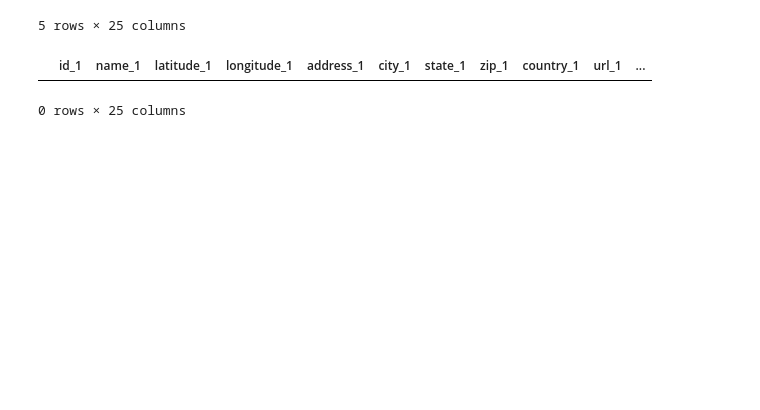
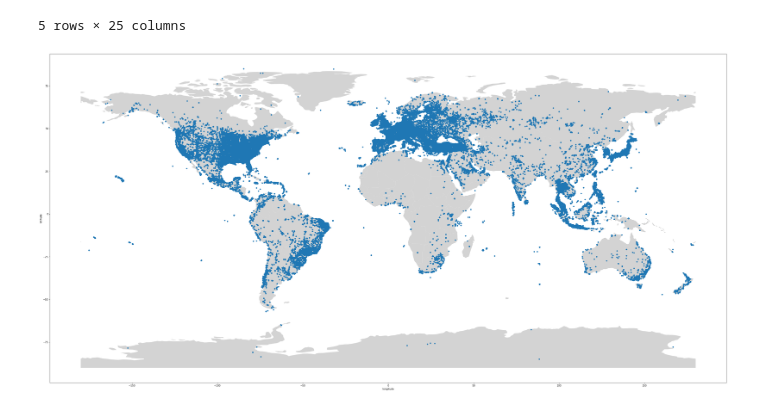
Before and after one commit to ParalogyX/Foursquare_Location_Matching, a Jupyter notebook: first_notebook.ipynb, the cells around one changed output. Drawn from its saved outputs; the diff is of its cells as text; code cells hidden in the pictures; blank space fills up the shorter version.

Commit message:
Geographical data visualized

```diff
--- a/first_notebook.ipynb
+++ b/first_notebook.ipynb
@@ -318,8 +322,19 @@ df_pairs[is_in_list].head()
 | 264693 | E_74ba66c8496334 | Soekarno-Hatta International Airp... | -6.125748 | 106.656475 | Jalan Raya Bandara | Tangerang | Banten | 15126 | ID | http://soekarnohatta-airport.co.id | ... |
 | 264694 | E_74ba66c8496334 | Soekarno-Hatta International Airp... | -6.125748 | 106.656475 | Jalan Raya Bandara | Tangerang | Banten | 15126 | ID | http://soekarnohatta-airport.co.id | ... |
 5 rows × 25 columns
-# %%
-df_pairs.loc[(df_pairs['id_1'] == 'E_3cfcdf84257fd2') & (df_pairs['id_2'] == 'E_9f1603ea1e92bb')]
-# %% [output]
-|  | id_1 | name_1 | latitude_1 | longitude_1 | address_1 | city_1 | state_1 | zip_1 | country_1 | url_1 | ... |
-0 rows × 25 columns
+# %%
+# Plot entries on map
+
+import matplotlib.pyplot as plt
+import geopandas as gpd
+
+countries = gpd.read_file(
+               gpd.datasets.get_path("naturalearth_lowres"))
+
+fig, ax = plt.subplots(figsize=(50, 30))
+
+countries.plot(color="lightgrey", ax=ax)
+df.plot(x="longitude", y="latitude", kind="scatter",
+        colormap="YlOrRd", ax=ax);
+# %% [output]
+[figure, added]
```
Also changed, not shown: parts of 1 cell of this notebook.
